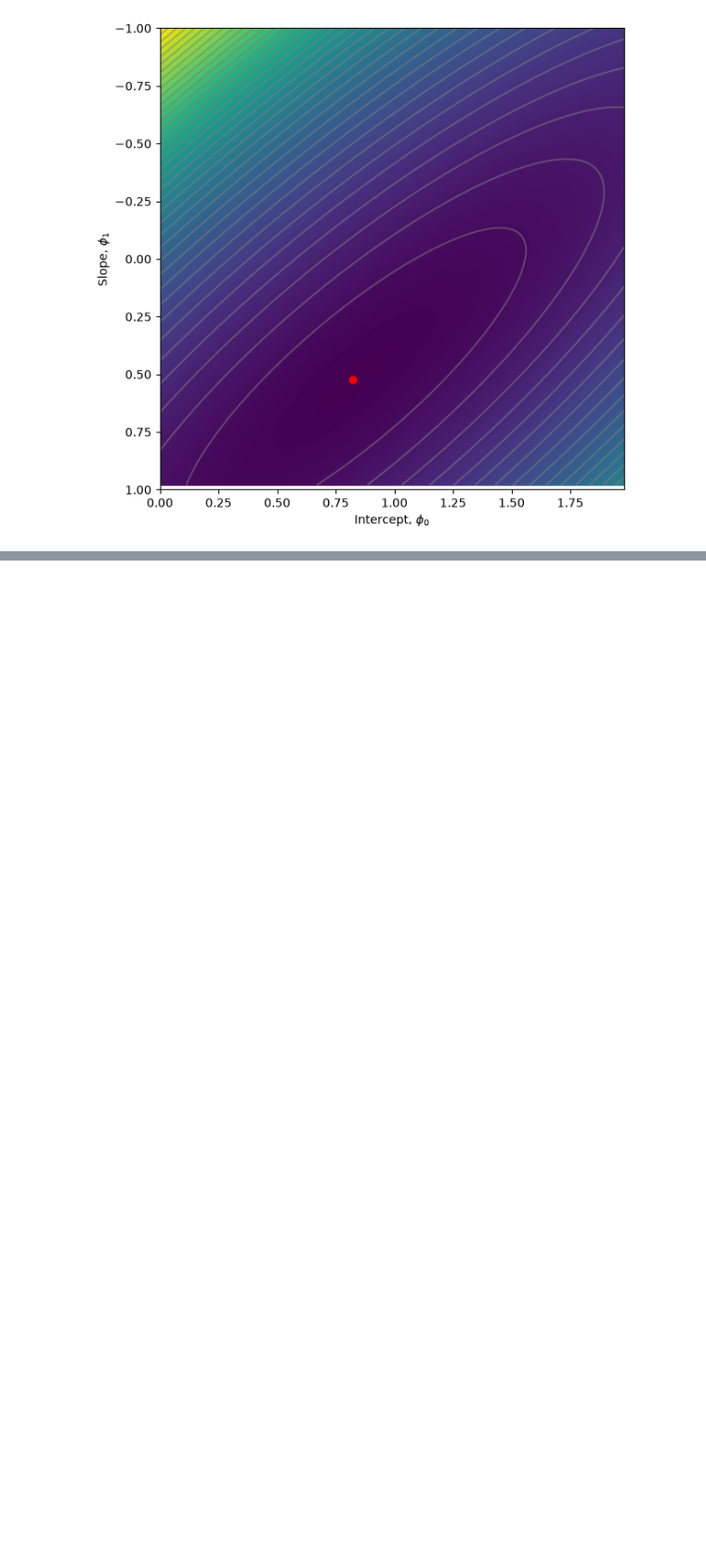
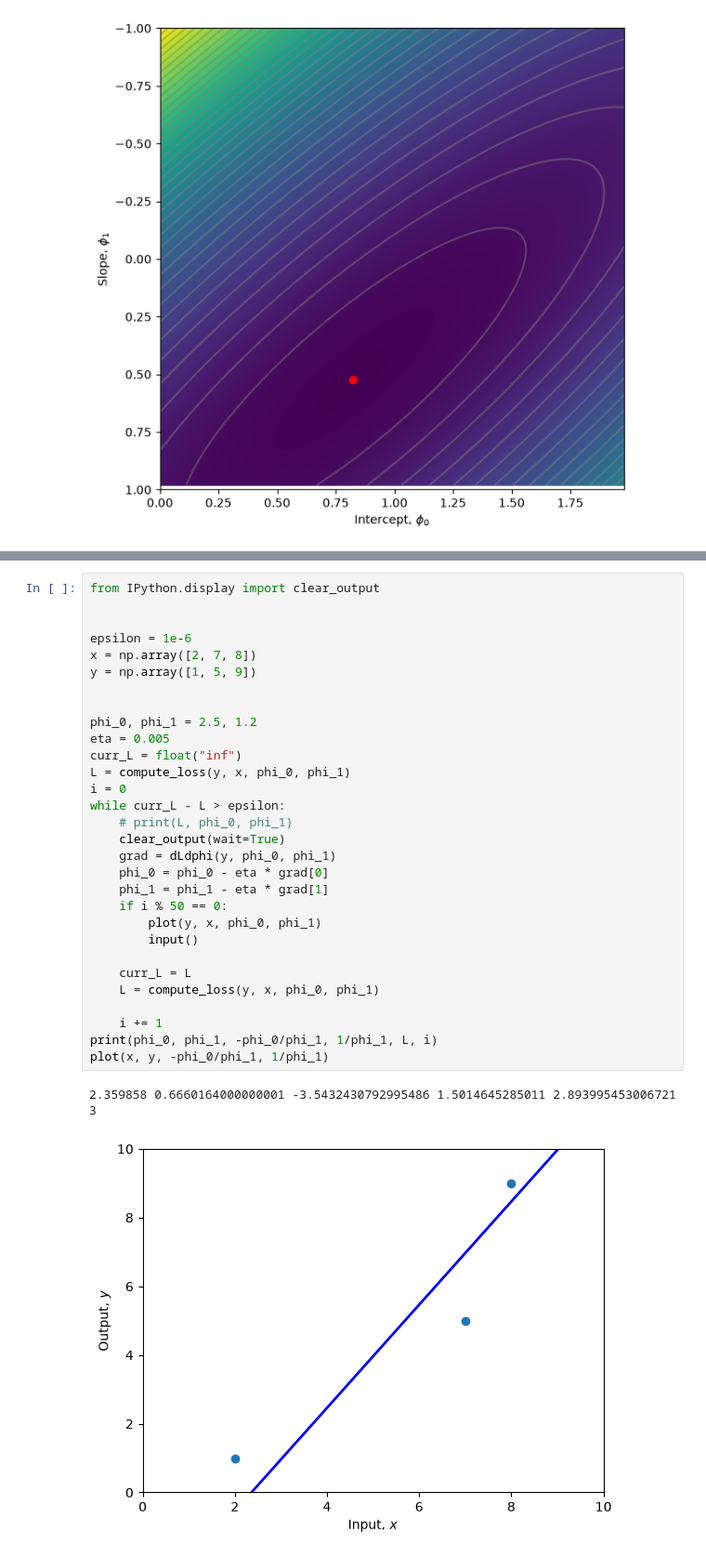
Before and after one commit to mishanko/udlbook, a Jupyter notebook: Notebooks/Chap02/2_1_Supervised_Learning.ipynb, the cells around one changed output, grey strips where cells are left out. Shown at 93% size. Cells and saved outputs as stored; diff of their text form; blank space fills up the shorter version.

```diff
--- a/Notebooks/Chap02/2_1_Supervised_Learning.ipynb
+++ b/Notebooks/Chap02/2_1_Supervised_Learning.ipynb
@@ -173,0 +214,33 @@ plt.show()
+# %%
+from IPython.display import clear_output
+
+
+epsilon = 1e-6
+x = np.array([2, 7, 8])
+y = np.array([1, 5, 9])
+
+
+phi_0, phi_1 = 2.5, 1.2
+eta = 0.005
+curr_L = float("inf")
+L = compute_loss(y, x, phi_0, phi_1)
+i = 0
+while curr_L - L > epsilon:
+	# print(L, phi_0, phi_1)
+	clear_output(wait=True)
+	grad = dLdphi(y, phi_0, phi_1)
+	phi_0 = phi_0 - eta * grad[0]
+	phi_1 = phi_1 - eta * grad[1]
+	if i % 50 == 0:
+		plot(y, x, phi_0, phi_1)
+		input()
+
+	curr_L = L
+	L = compute_loss(y, x, phi_0, phi_1)
+
+	i += 1
+print(phi_0, phi_1, -phi_0/phi_1, 1/phi_1, L, i)
+plot(x, y, -phi_0/phi_1, 1/phi_1)
+# %% [output]
+2.359858 0.6660164000000001 -3.5432430792995486 1.5014645285011 2.893995453006721 3
+[figure, added]
```
Also changed, not shown: parts of 5 cells of this notebook.
